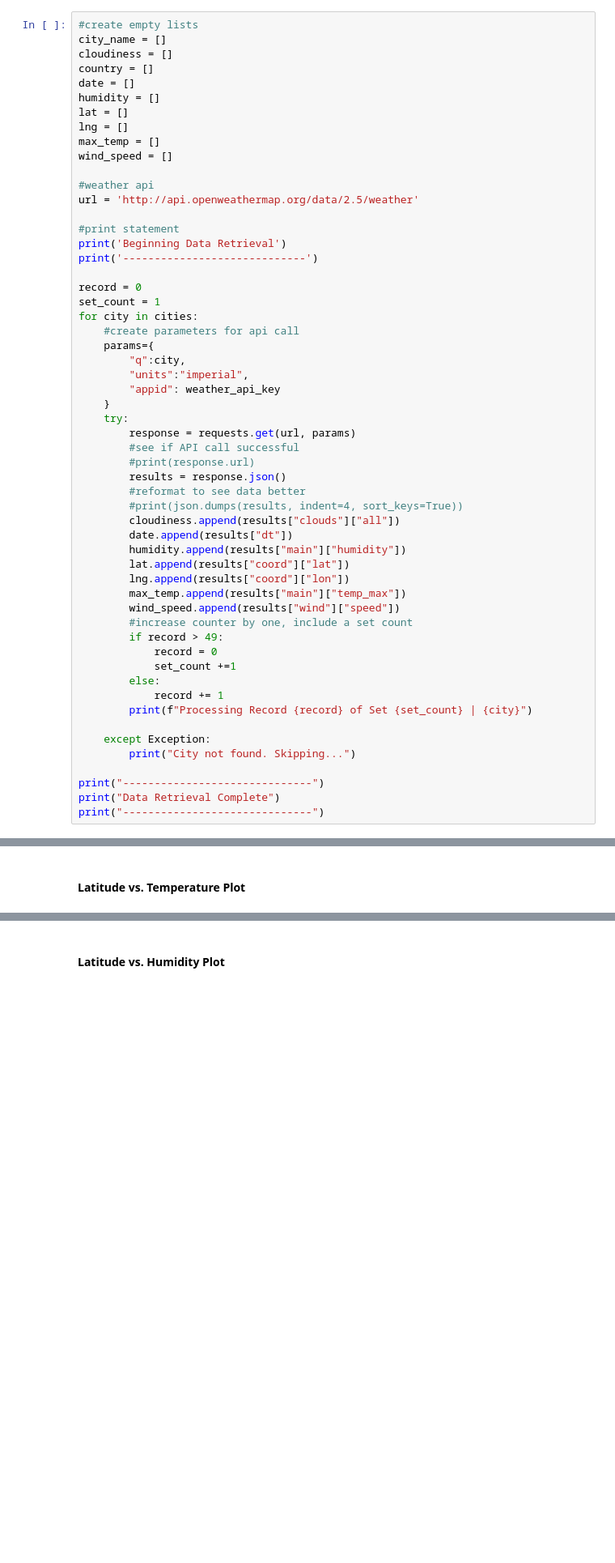
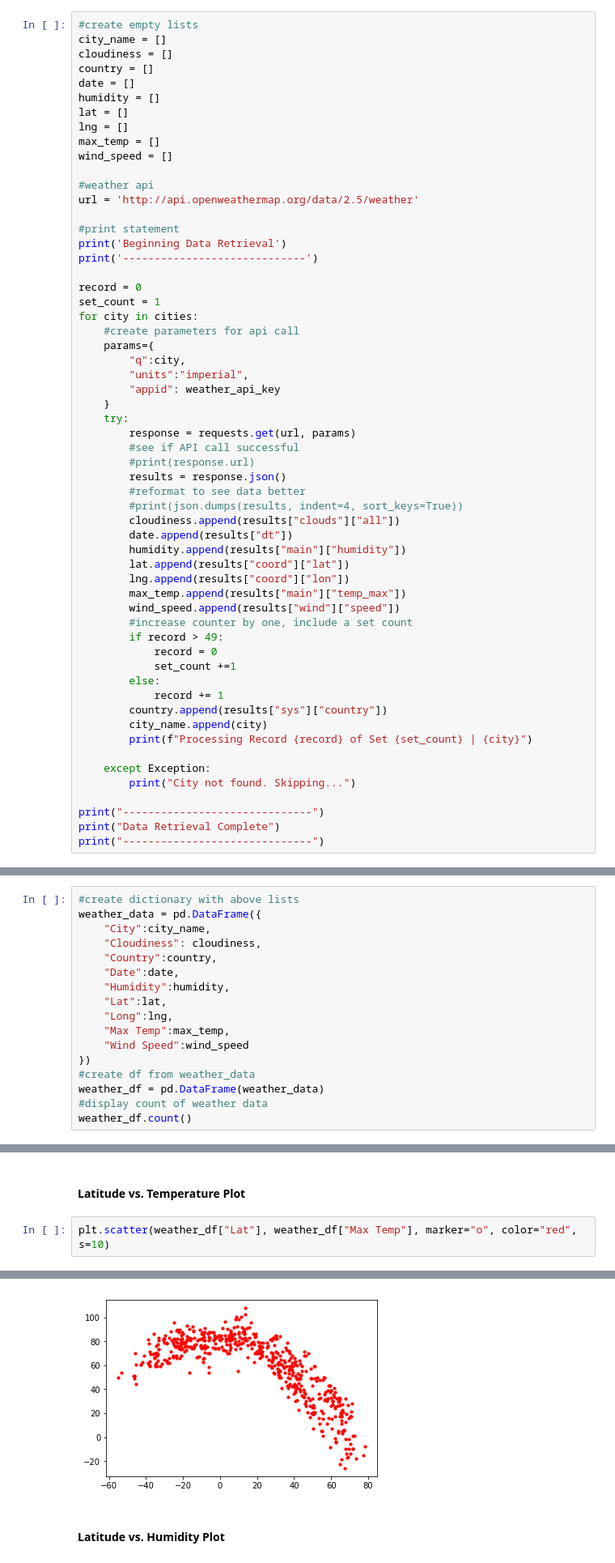
Before and after one commit to bhernan2/API-challenge, a Jupyter notebook: starter_code/WeatherPy.ipynb, the cells around one changed output, grey strips where cells are left out. Shown at 81% size. Drawn from its saved outputs; the diff is of its cells as text; blank space fills up the shorter version.

Commit message:
created df from Weather API call and latitude scatter plots-figures need labels

```diff
--- a/starter_code/WeatherPy.ipynb
+++ b/starter_code/WeatherPy.ipynb
@@ -123,6 +112,8 @@ for city in cities:
             set_count +=1
         else:
             record += 1
+        country.append(results["sys"]["country"])
+        city_name.append(city)
         print(f"Processing Record {record} of Set {set_count} | {city}")
 
     except Exception:
@@ -153,3 +144,20 @@ Processing Record 8 of Set 6 | san francisco
 ### Convert Raw Data to DataFrame
 * Export the city data into a .csv.
 * Display the DataFrame
+# %%
+#create dictionary with above lists
+weather_data = pd.DataFrame({
+    "City":city_name,
+    "Cloudiness": cloudiness,
+    "Country":country,
+    "Date":date,
+    "Humidity":humidity,
+    "Lat":lat,
+    "Long":lng,
+    "Max Temp":max_temp,
+    "Wind Speed":wind_speed
+})
+#create df from weather_data
+weather_df = pd.DataFrame(weather_data)
+#display count of weather data
+weather_df.count()
@@ -159,3 +191,6 @@ Processing Record 8 of Set 6 | san francisco
 * Save the plotted figures as .pngs.
 # %% [markdown]
 #### Latitude vs. Temperature Plot
+# %%
+plt.scatter(weather_df["Lat"], weather_df["Max Temp"], marker="o", color="red", s=10)
+# %% [output]
@@ -162,2 +198,3 @@ Processing Record 8 of Set 6 | san francisco
+[figure, added]
 # %% [markdown]
 #### Latitude vs. Humidity Plot
```
Also changed, not shown: parts of 8 cells of this notebook.
